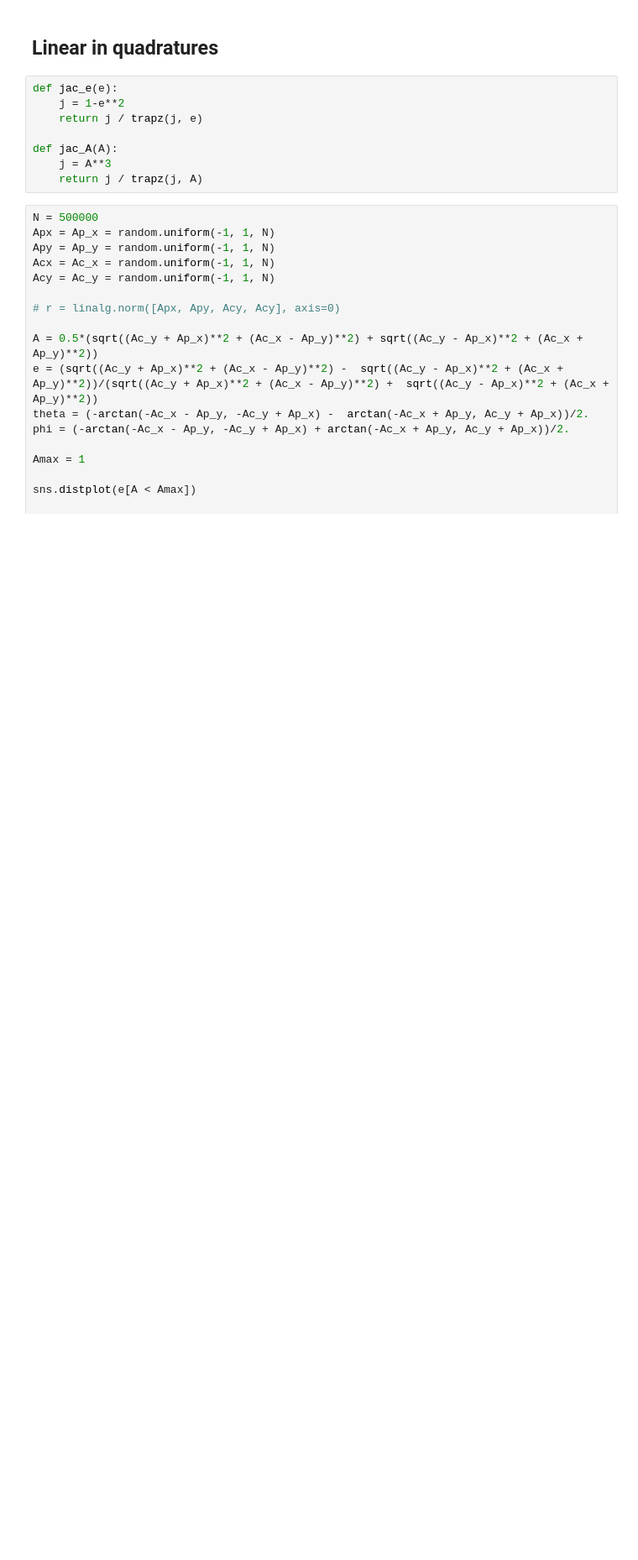
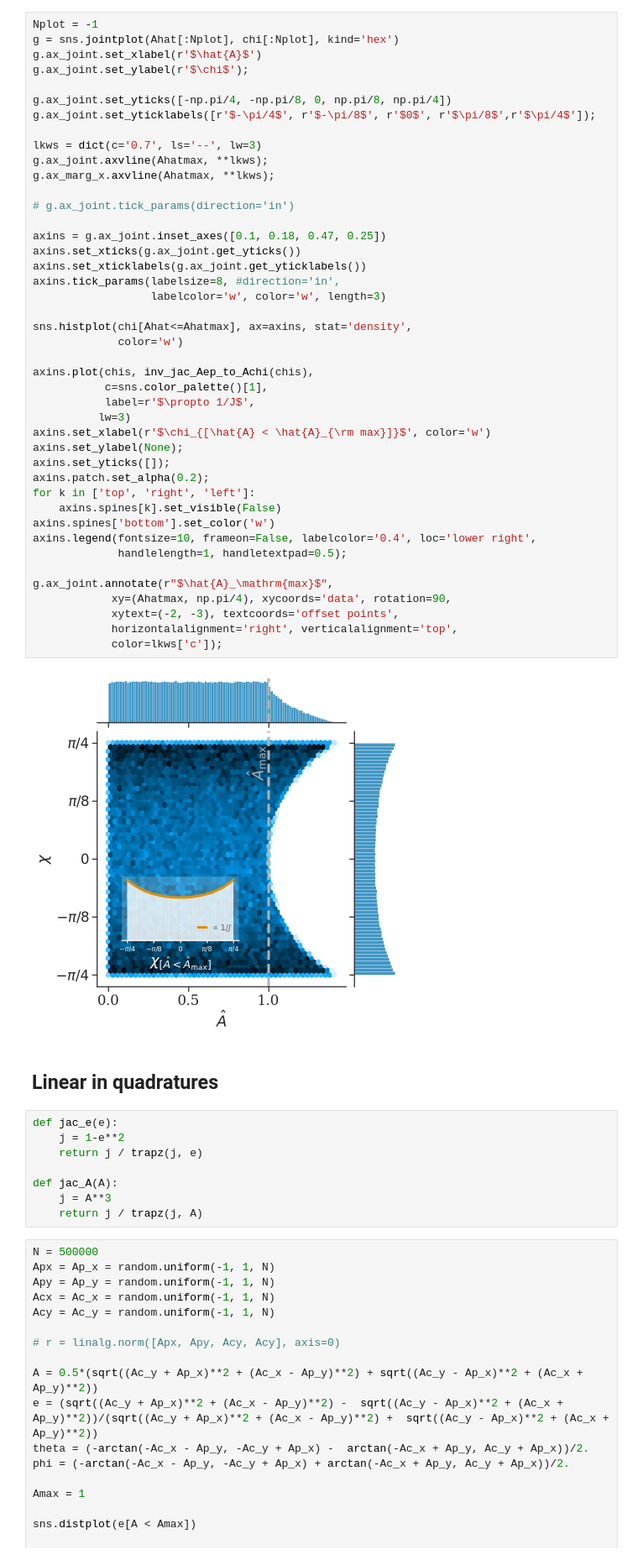
Before and after one commit to maxisi/gwpols, a Jupyter notebook: notebooks/jacobians.ipynb, the cells around one changed output. Shown at 84% size. Saved outputs shown, nothing was run; the diff lists cells and outputs as text; blank space fills up the shorter version.

```diff
--- a/notebooks/jacobians.ipynb
+++ b/notebooks/jacobians.ipynb
@@ -17,3 +182,48 @@ warnings.simplefilter(action='ignore', category=UserWarning)
+# %%
+Nplot = -1
+g = sns.jointplot(Ahat[:Nplot], chi[:Nplot], kind='hex')
+g.ax_joint.set_xlabel(r'$\hat{A}$')
+g.ax_joint.set_ylabel(r'$\chi$');
+
+g.ax_joint.set_yticks([-np.pi/4, -np.pi/8, 0, np.pi/8, np.pi/4])
+g.ax_joint.set_yticklabels([r'$-\pi/4$', r'$-\pi/8$', r'$0$', r'$\pi/8$',r'$\pi/4$']);
+
+lkws = dict(c='0.7', ls='--', lw=3)
+g.ax_joint.axvline(Ahatmax, **lkws);
+g.ax_marg_x.axvline(Ahatmax, **lkws);
+
+# g.ax_joint.tick_params(direction='in')
+
+axins = g.ax_joint.inset_axes([0.1, 0.18, 0.47, 0.25])
+axins.set_xticks(g.ax_joint.get_yticks())
+axins.set_xticklabels(g.ax_joint.get_yticklabels())
+axins.tick_params(labelsize=8, #direction='in',
+                  labelcolor='w', color='w', length=3)
+
+sns.histplot(chi[Ahat<=Ahatmax], ax=axins, stat='density',
+             color='w')
+
+axins.plot(chis, inv_jac_Aep_to_Achi(chis),
+           c=sns.color_palette()[1],
+           label=r'$\propto 1/J$',
+          lw=3)
+axins.set_xlabel(r'$\chi_{[\hat{A} < \hat{A}_{\rm max}]}$', color='w')
+axins.set_ylabel(None);
+axins.set_yticks([]);
+axins.patch.set_alpha(0.2);
+for k in ['top', 'right', 'left']:
+    axins.spines[k].set_visible(False)
+axins.spines['bottom'].set_color('w')
+axins.legend(fontsize=10, frameon=False, labelcolor='0.4', loc='lower right',
+             handlelength=1, handletextpad=0.5);
+
+g.ax_joint.annotate(r"$\hat{A}_\mathrm{max}$",
+            xy=(Ahatmax, np.pi/4), xycoords='data', rotation=90,
+            xytext=(-2, -3), textcoords='offset points',
+            horizontalalignment='right', verticalalignment='top',
+            color=lkws['c']);
+# %% [output]
+[figure, added]
 # %% [markdown]
 ## Linear in quadratures
 # %%
```
Also changed, not shown: parts of 12 cells of this notebook, 2 other files.
